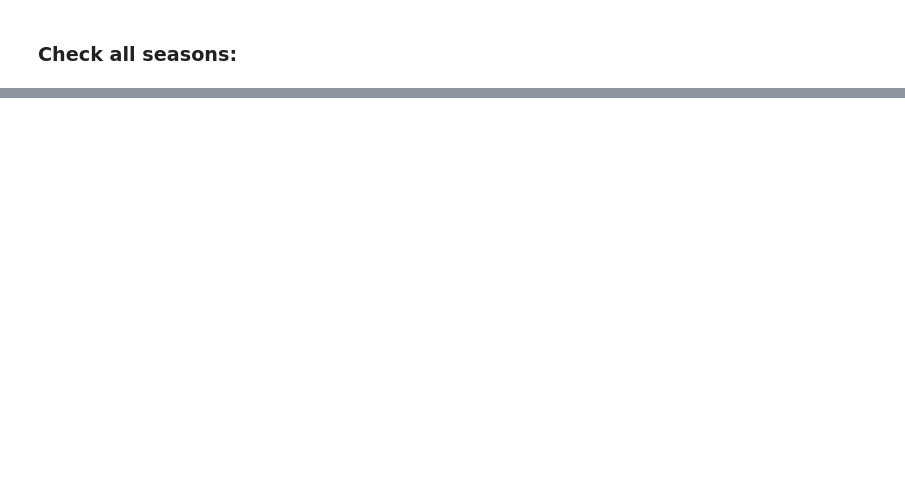
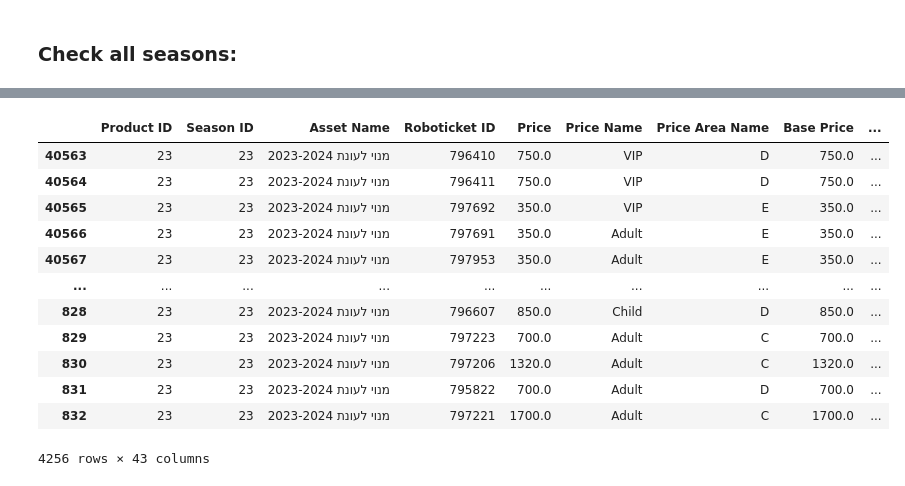
Before and after one commit to HapoelProd/GeneralRepo, a Jupyter notebook: Moveo/Production_Validation/LAST_DECADE/ST_Members/stmembers.ipynb, the cells around one changed output, grey strips where cells are left out. Saved outputs shown, nothing was run; the diff lists cells and outputs as text; code cells hidden in the pictures; blank space fills up the shorter version.

```diff
--- a/Moveo/Production_Validation/LAST_DECADE/ST_Members/stmembers.ipynb
+++ b/Moveo/Production_Validation/LAST_DECADE/ST_Members/stmembers.ipynb
@@ -8,0 +158,17 @@ robo_df = pd.read_excel("Season_Tickets_modified.xlsx")
+# %%
+combined = pd.concat([robo_full, robo_missing_id])
+combined
+# %% [output]
+|  | Product ID | Season ID | Asset Name | Roboticket ID | Price | Price Name | Price Area Name | Base Price | ... |
+| 40563 | 23 | 23 | מנוי לעונת 2023-2024 | 796410 | 750.0 | VIP | D | 750.0 | ... |
+| 40564 | 23 | 23 | מנוי לעונת 2023-2024 | 796411 | 750.0 | VIP | D | 750.0 | ... |
+| 40565 | 23 | 23 | מנוי לעונת 2023-2024 | 797692 | 350.0 | VIP | E | 350.0 | ... |
+| 40566 | 23 | 23 | מנוי לעונת 2023-2024 | 797691 | 350.0 | Adult | E | 350.0 | ... |
+| 40567 | 23 | 23 | מנוי לעונת 2023-2024 | 797953 | 350.0 | Adult | E | 350.0 | ... |
+| ... | ... | ... | ... | ... | ... | ... | ... | ... | ... |
+| 828 | 23 | 23 | מנוי לעונת 2023-2024 | 796607 | 850.0 | Child | D | 850.0 | ... |
+| 829 | 23 | 23 | מנוי לעונת 2023-2024 | 797223 | 700.0 | Adult | C | 700.0 | ... |
+| 830 | 23 | 23 | מנוי לעונת 2023-2024 | 797206 | 1320.0 | Adult | C | 1320.0 | ... |
+| 831 | 23 | 23 | מנוי לעונת 2023-2024 | 795822 | 700.0 | Adult | D | 700.0 | ... |
+| 832 | 23 | 23 | מנוי לעונת 2023-2024 | 797221 | 1700.0 | Adult | C | 1700.0 | ... |
+4256 rows × 43 columns
```
Also changed, not shown: parts of 18 cells of this notebook, 20 other files.
